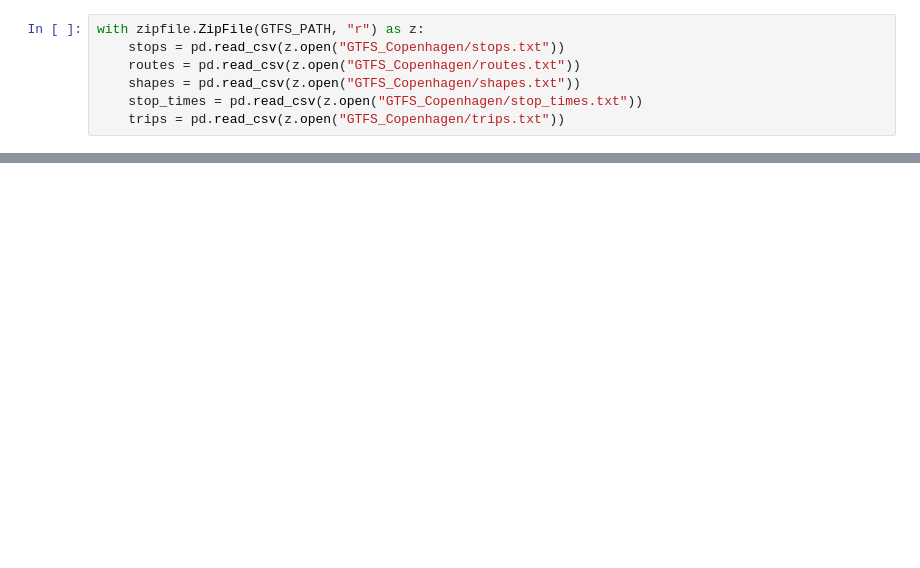
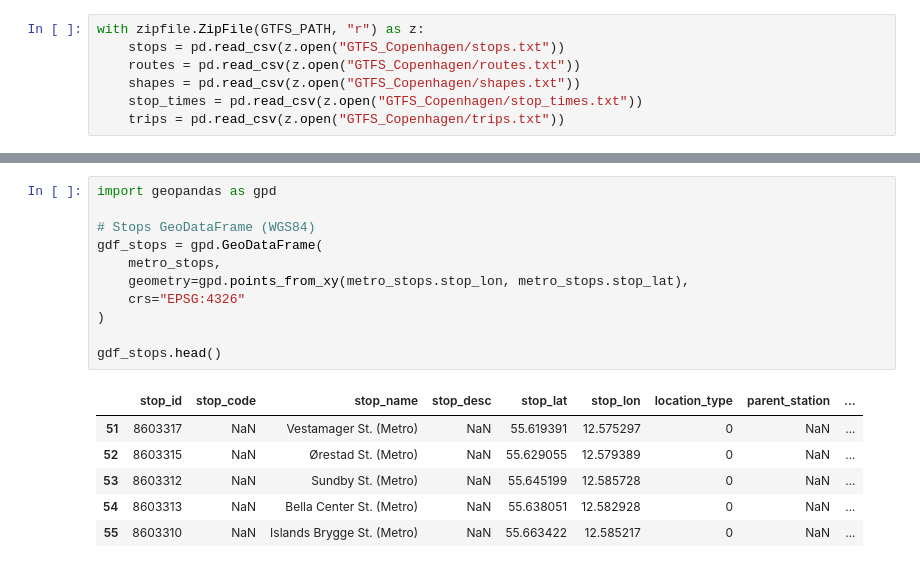
Before and after one commit to jevgbur/Genetic-algorithms-metro-optimization, a Jupyter notebook: data_loading.ipynb, the cells around one changed output, grey strips where cells are left out. Drawn from its saved outputs; the diff is of its cells as text; blank space fills up the shorter version.

```diff
--- a/data_loading.ipynb
+++ b/data_loading.ipynb
@@ -119,0 +91,18 @@ stops_gdf.plot(ax=ax, markersize=4, color="crimson", alpha=0.6)
+# %%
+import geopandas as gpd
+
+# Stops GeoDataFrame (WGS84)
+gdf_stops = gpd.GeoDataFrame(
+    metro_stops,
+    geometry=gpd.points_from_xy(metro_stops.stop_lon, metro_stops.stop_lat),
+    crs="EPSG:4326"
+)
+
+gdf_stops.head()
+# %% [output]
+|  | stop_id | stop_code | stop_name | stop_desc | stop_lat | stop_lon | location_type | parent_station | ... |
+| 51 | 8603317 | NaN | Vestamager St. (Metro) | NaN | 55.619391 | 12.575297 | 0 | NaN | ... |
+| 52 | 8603315 | NaN | Ørestad St. (Metro) | NaN | 55.629055 | 12.579389 | 0 | NaN | ... |
+| 53 | 8603312 | NaN | Sundby St. (Metro) | NaN | 55.645199 | 12.585728 | 0 | NaN | ... |
+| 54 | 8603313 | NaN | Bella Center St. (Metro) | NaN | 55.638051 | 12.582928 | 0 | NaN | ... |
+| 55 | 8603310 | NaN | Islands Brygge St. (Metro) | NaN | 55.663422 | 12.585217 | 0 | NaN | ... |
```
Also changed, not shown: parts of 10 cells of this notebook.
